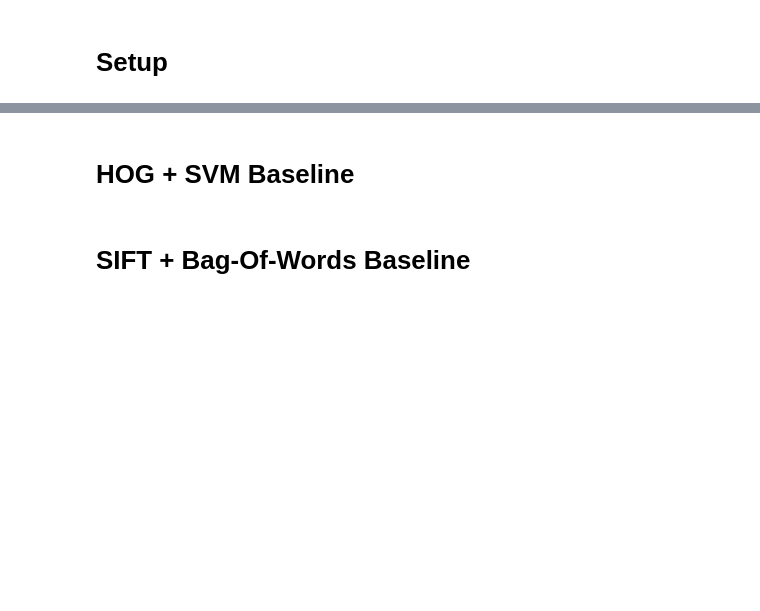
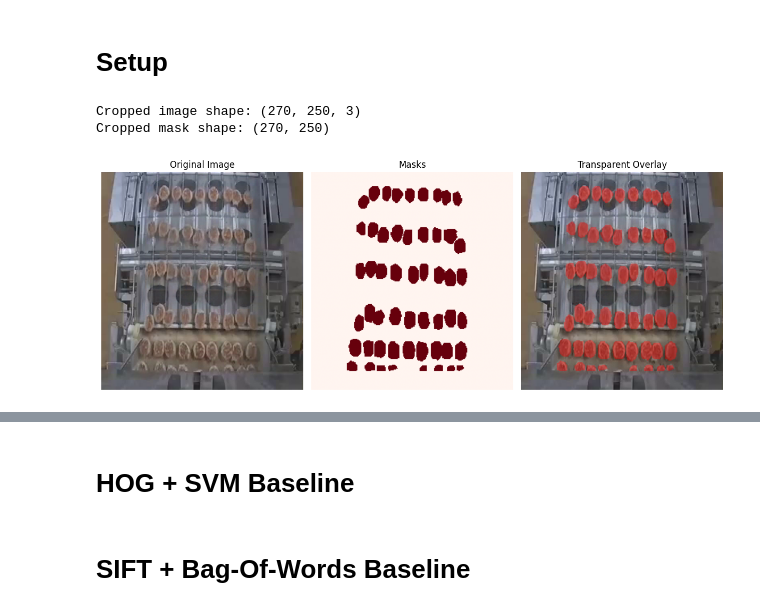
Before and after one commit to FactbirdHQ/auto-annotation-sam, a Jupyter notebook: notebooks/simple_proto.ipynb, the cells around one changed output, grey strips where cells are left out. Saved outputs shown, nothing was run; the diff lists cells and outputs as text; code cells hidden in the pictures; blank space fills up the shorter version.

```diff
--- a/notebooks/simple_proto.ipynb
+++ b/notebooks/simple_proto.ipynb
@@ -2,0 +33,35 @@
+# %%
+import matplotlib.pyplot as plt
+import numpy as np
+from PIL import Image
+
+
+meatball_img_path = "C:/Users/GustavToft/OneDrive/DTU/4_Semester_AS/Master_Thesis/data/processed/meatballs/images/train/frame_001224.PNG"
+meatball_label_path = "C:/Users/GustavToft/OneDrive/DTU/4_Semester_AS/Master_Thesis/data/processed/meatballs/labels/train/frame_001224.txt"
+
+cans_img_path = "C:/Users/GustavToft/OneDrive/DTU/4_Semester_AS/Master_Thesis/data/processed/cans/images/train/frame_000532.PNG"
+cans_label_path = "C:/Users/GustavToft/OneDrive/DTU/4_Semester_AS/Master_Thesis/data/processed/cans/labels/train/frame_000532.txt"
+
+doughs_img_path = "C:/Users/GustavToft/OneDrive/DTU/4_Semester_AS/Master_Thesis/data/processed/doughs/images/train/frame_001332.PNG"
+doughs_label_path = "C:/Users/GustavToft/OneDrive/DTU/4_Semester_AS/Master_Thesis/data/processed/doughs/labels/train/frame_001332.txt"
+
+bottles_img_path = "C:/Users/GustavToft/OneDrive/DTU/4_Semester_AS/Master_Thesis/data/processed/bottles/images/train/frame_000539.PNG"
+bottles_label_path = "C:/Users/GustavToft/OneDrive/DTU/4_Semester_AS/Master_Thesis/data/processed/bottles/labels/train/frame_000539.txt"
+
+
+# Define crop coordinates (y_start, y_end, x_start, x_end)
+crop_coords = (30, 300, 200, 450)
+
+# Load and crop both image and masks
+meatball_img, meatball_masks_gt = load_and_crop_data(meatball_img_path, meatball_label_path, crop_coords)
+
+# Verify dimensions
+print(f"Cropped image shape: {meatball_img.shape}")
+print(f"Cropped mask shape: {meatball_masks_gt[0].shape}")
+
+# Visualize
+visualize_masks(meatball_img, meatball_masks_gt)
+# %% [output]
+Cropped image shape: (270, 250, 3)
+Cropped mask shape: (270, 250)
+[figure, added]
```
Also changed, not shown: parts of 9 cells of this notebook, 2 other files.
